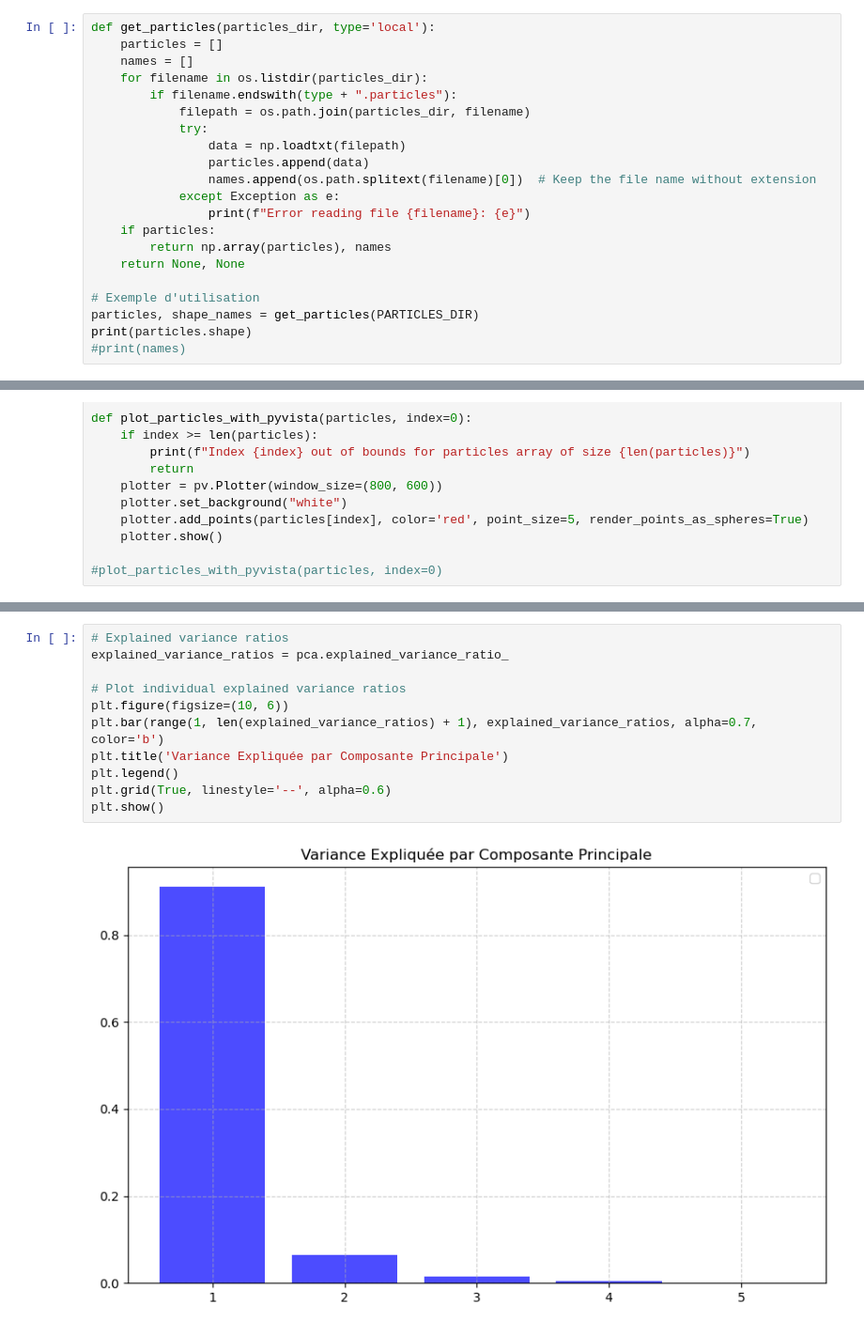
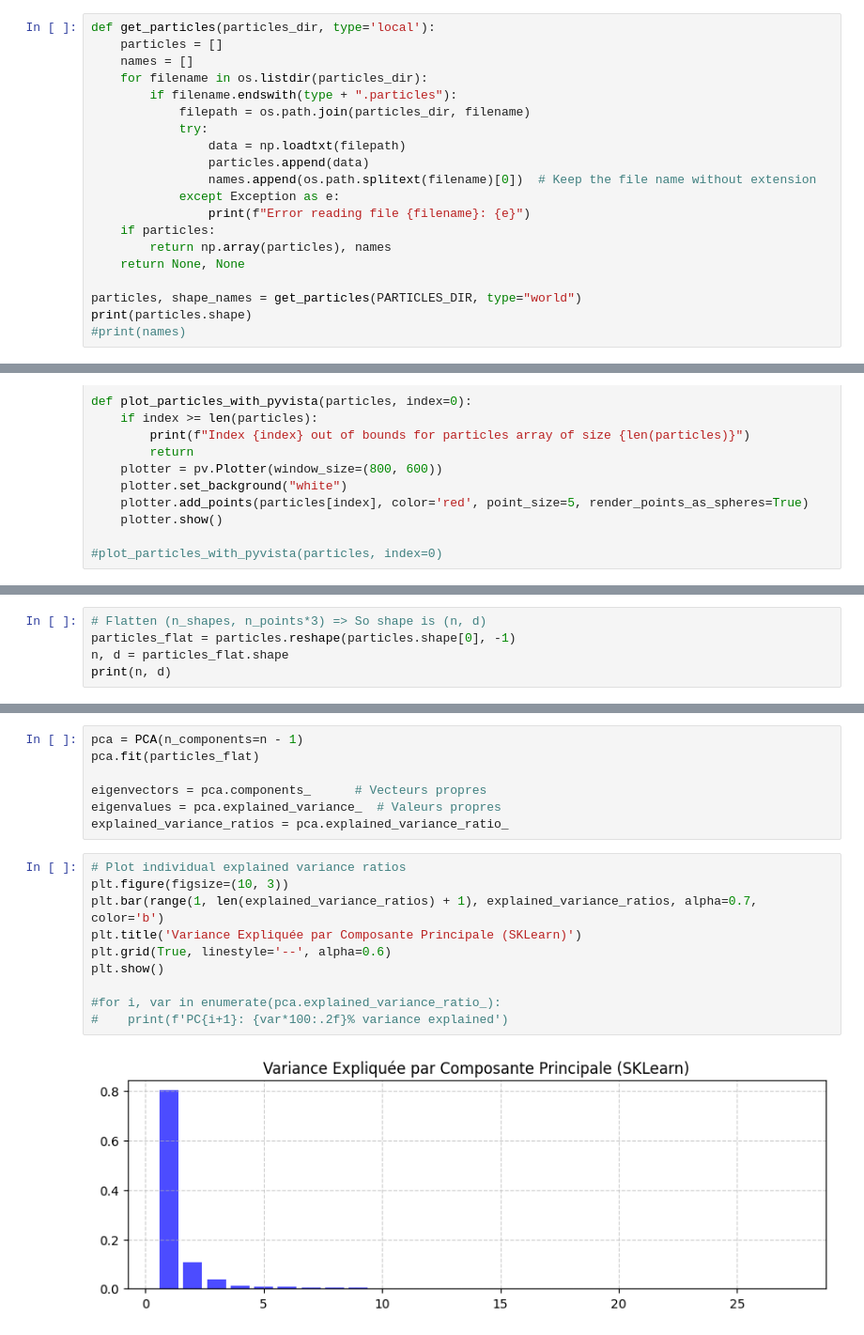
Before and after one commit to 54CHA-PJ/ECN-Statistical-Muscle-Shape-Modeling, a Jupyter notebook: CODE/pca_explore.ipynb, the cells around one changed output, grey strips where cells are left out. Shown: that part at 94% size. Saved outputs shown, nothing was run; the diff lists cells and outputs as text.

```diff
--- a/CODE/pca_explore.ipynb
+++ b/CODE/pca_explore.ipynb
@@ -31,8 +34,7 @@ def get_particles(particles_dir, type='local'):
         return np.array(particles), names
     return None, None
 
-# Exemple d'utilisation
-particles, shape_names = get_particles(PARTICLES_DIR)
+particles, shape_names = get_particles(PARTICLES_DIR, type="world")
 print(particles.shape)
 #print(names)
 # %% [output]
@@ -63,0 +58,5 @@ None
+# %%
+# Flatten (n_shapes, n_points*3) => So shape is (n, d)
+particles_flat = particles.reshape(particles.shape[0], -1)
+n, d = particles_flat.shape
+print(n, d)
@@ -64,14 +68,20 @@ None
+# %%
+pca = PCA(n_components=n - 1)
+pca.fit(particles_flat)
+
+eigenvectors = pca.components_      # Vecteurs propres
+eigenvalues = pca.explained_variance_  # Valeurs propres
+explained_variance_ratios = pca.explained_variance_ratio_
 # %%
-# Explained variance ratios
-explained_variance_ratios = pca.explained_variance_ratio_
-
 # Plot individual explained variance ratios
-plt.figure(figsize=(10, 6))
+plt.figure(figsize=(10, 3))
 plt.bar(range(1, len(explained_variance_ratios) + 1), explained_variance_ratios, alpha=0.7, color='b')
-plt.title('Variance Expliquée par Composante Principale')
-plt.legend()
+plt.title('Variance Expliquée par Composante Principale (SKLearn)')
 plt.grid(True, linestyle='--', alpha=0.6)
 plt.show()
+
+#for i, var in enumerate(pca.explained_variance_ratio_):
+#    print(f'PC{i+1}: {var*100:.2f}% variance explained')
 # %% [output]
-[figure, old version]
+[figure, new version]
 # %%
```
Also changed, not shown: parts of 13 cells of this notebook, 1 other file.
